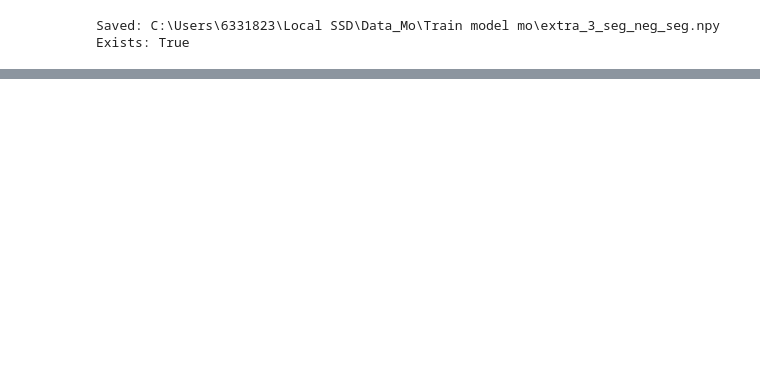
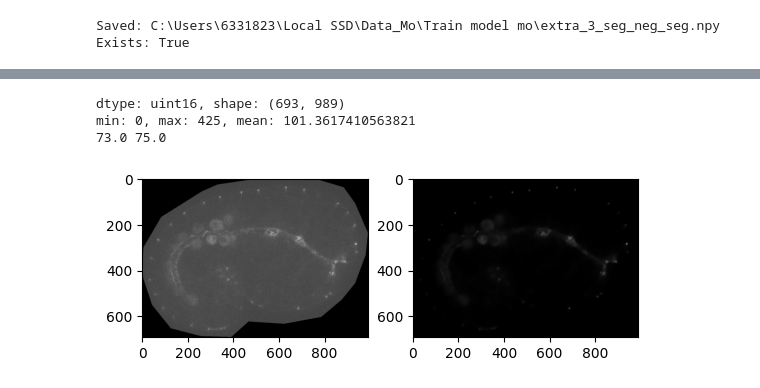
Before and after one commit to SuijkerbuijkLab/NucLogic, a Jupyter notebook: miscellaneous/test.ipynb, the cells around one changed output, grey strips where cells are left out. Cells and saved outputs as stored; diff of their text form; code cells hidden in the pictures; blank space fills up the shorter version.

```diff
--- a/miscellaneous/test.ipynb
+++ b/miscellaneous/test.ipynb
@@ -390,0 +598,37 @@ torch version:          2.10.0+cu128
+# %%
+import numpy as np
+import cv2 as cv
+from matplotlib import pyplot as plt
+
+img = cv.imread(
+    os.path.join(input_directory, f"20251216_gapstrain_1_1_cropped.tif"),
+    cv.IMREAD_ANYDEPTH,
+)
+img = image[30]
+print(f"dtype: {img.dtype}, shape: {img.shape}")
+print(f"min: {img.min()}, max: {img.max()}, mean: {img.mean()}")
+
+# Normalize to 8-bit for processing
+img_normalized = cv.normalize(img, None, 0, 255, cv.NORM_MINMAX).astype(np.uint8)
+
+# Convert to 3 channels if needed (fastNlMeansDenoisingColored requires 3 or 4 channels)
+if len(img_normalized.shape) == 2:
+    img_normalized = cv.cvtColor(img_normalized, cv.COLOR_GRAY2BGR)
+elif img_normalized.shape[2] == 1:
+    img_normalized = cv.cvtColor(img_normalized, cv.COLOR_GRAY2BGR)
+
+# Now denoise
+dst = cv.fastNlMeansDenoisingColored(img_normalized, None, 10, 10, 7, 21)
+
+print(np.median(img_normalized), np.median(dst))
+subtracted = cv.subtract(dst, 75)
+
+plt.subplot(121), plt.imshow(cv.cvtColor(img_normalized, cv.COLOR_BGR2RGB), cmap="gray")
+plt.subplot(122), plt.imshow(cv.cvtColor(dst, cv.COLOR_BGR2RGB), cmap="gray")
+plt.subplot(122), plt.imshow(cv.cvtColor(subtracted, cv.COLOR_BGR2RGB), cmap="gray")
+plt.show()
+# %% [output]
+dtype: uint16, shape: (693, 989)
+min: 0, max: 425, mean: 101.3617410563821
+73.0 75.0
+[figure, added]
```
Also changed, not shown: parts of 10 cells of this notebook, 7 other files.
